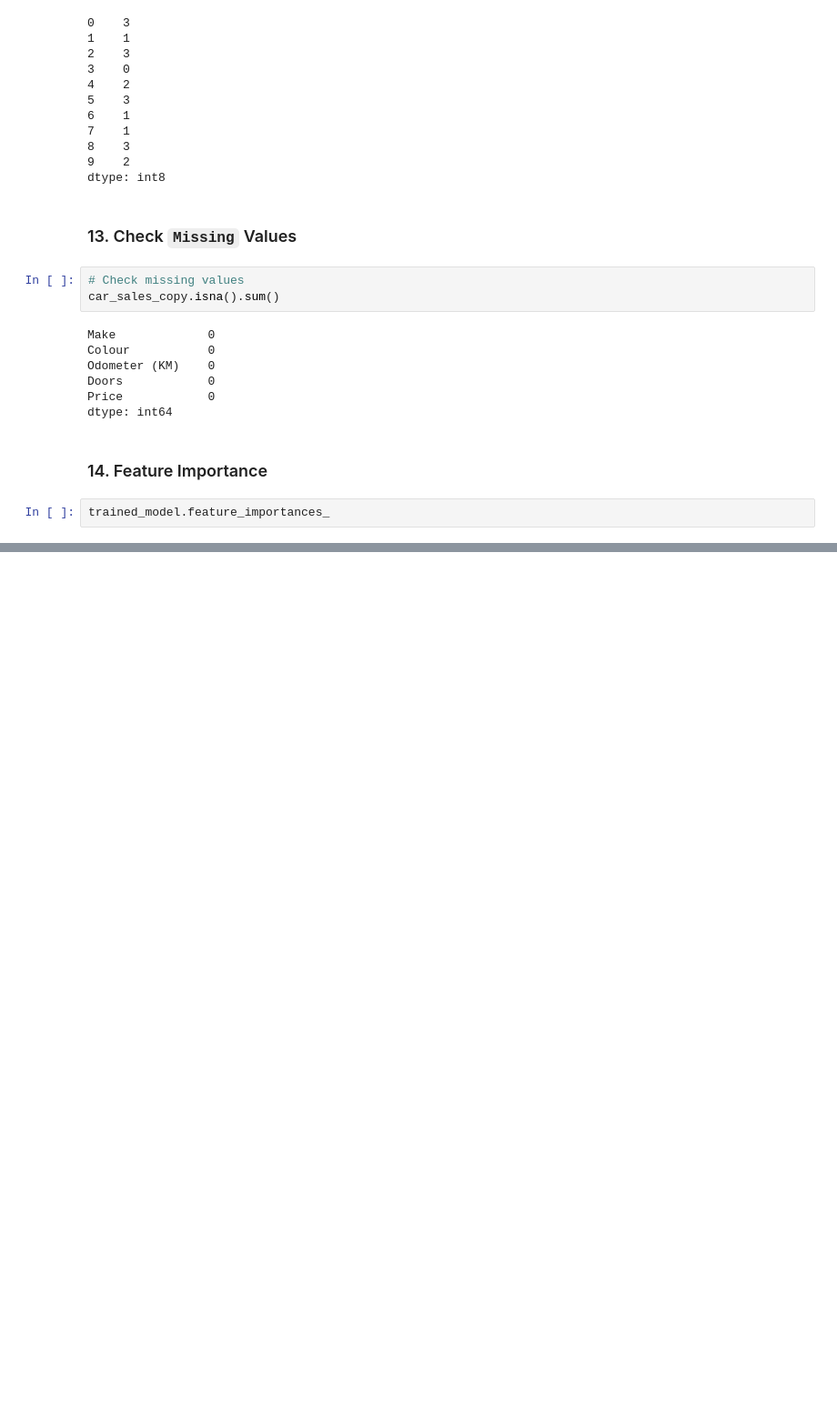
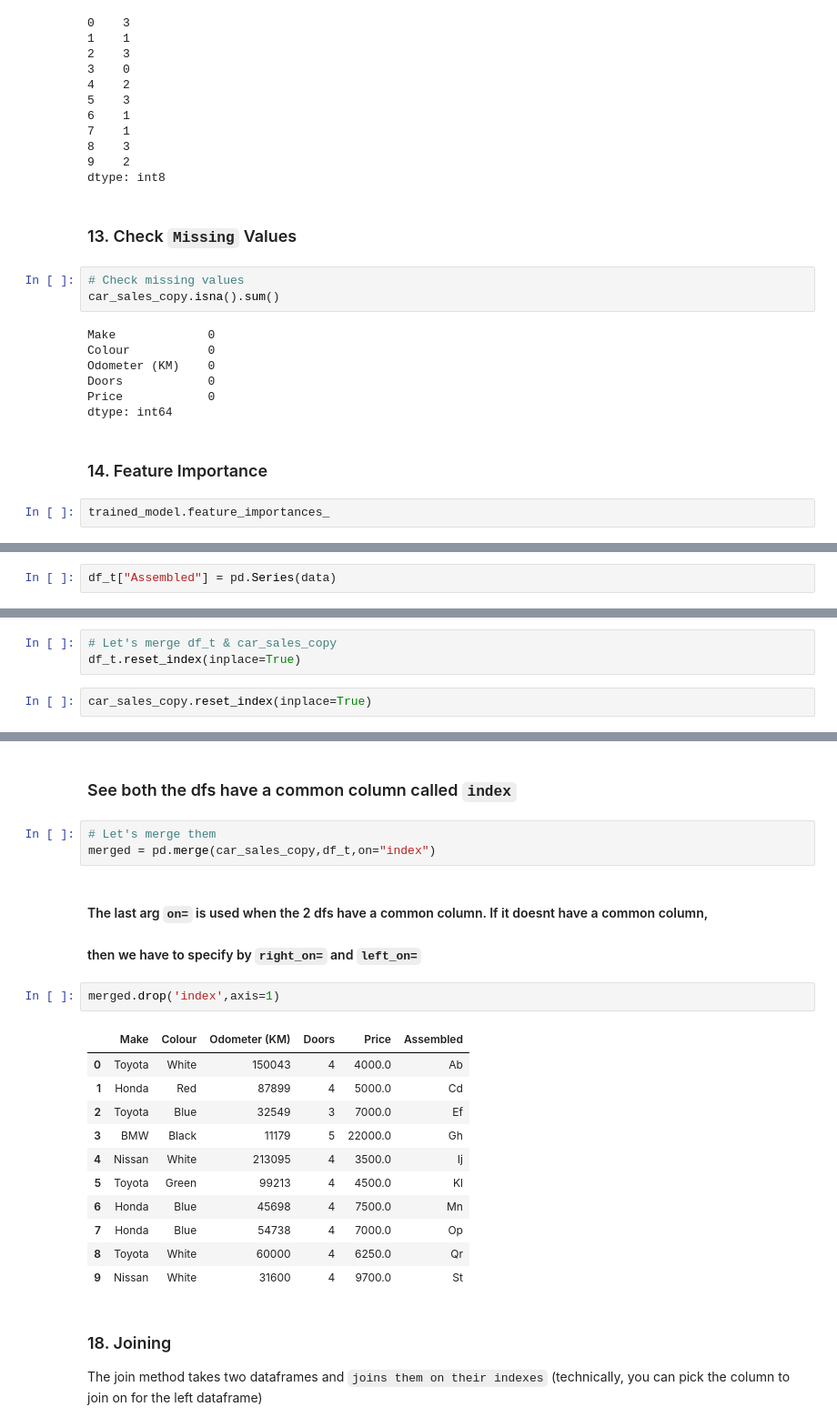
Before and after one commit to binarymatter/ML-HandBook, a Jupyter notebook: pandas/Pandas.ipynb, the cells around one changed output, grey strips where cells are left out. Shown: that part at 91% size. Drawn from its saved outputs; the diff is of its cells as text; blank space fills up the shorter version.

```diff
--- a/pandas/Pandas.ipynb
+++ b/pandas/Pandas.ipynb
@@ -234,0 +267,2 @@ trained_model.feature_importances_
+# %%
+df_t["Assembled"] = pd.Series(data)
@@ -234,0 +371,5 @@ trained_model.feature_importances_
+# %%
+# Let's merge df_t & car_sales_copy
+df_t.reset_index(inplace=True)
+# %%
+car_sales_copy.reset_index(inplace=True)
@@ -234,0 +396,25 @@ trained_model.feature_importances_
+# %% [markdown]
+### See both the dfs have a common column called `index`
+# %%
+# Let's merge them
+merged = pd.merge(car_sales_copy,df_t,on="index")
+# %% [markdown]
+#### The last arg `on=` is used when the 2 dfs have a common column. If it doesnt have a common column,
+#### then we have to specify by `right_on=` and `left_on=`
+# %%
+merged.drop('index',axis=1)
+# %% [output]
+|  | Make | Colour | Odometer (KM) | Doors | Price | Assembled |
+| 0 | Toyota | White | 150043 | 4 | 4000.0 | Ab |
+| 1 | Honda | Red | 87899 | 4 | 5000.0 | Cd |
+| 2 | Toyota | Blue | 32549 | 3 | 7000.0 | Ef |
+| 3 | BMW | Black | 11179 | 5 | 22000.0 | Gh |
+| 4 | Nissan | White | 213095 | 4 | 3500.0 | Ij |
+| 5 | Toyota | Green | 99213 | 4 | 4500.0 | Kl |
+| 6 | Honda | Blue | 45698 | 4 | 7500.0 | Mn |
+| 7 | Honda | Blue | 54738 | 4 | 7000.0 | Op |
+| 8 | Toyota | White | 60000 | 4 | 6250.0 | Qr |
+| 9 | Nissan | White | 31600 | 4 | 9700.0 | St |
+# %% [markdown]
+### 18. Joining
+The join method takes two dataframes and `joins them on their indexes` (technically, you can pick the column to join on for the left dataframe)
```
Also changed, not shown: parts of 36 cells of this notebook.
